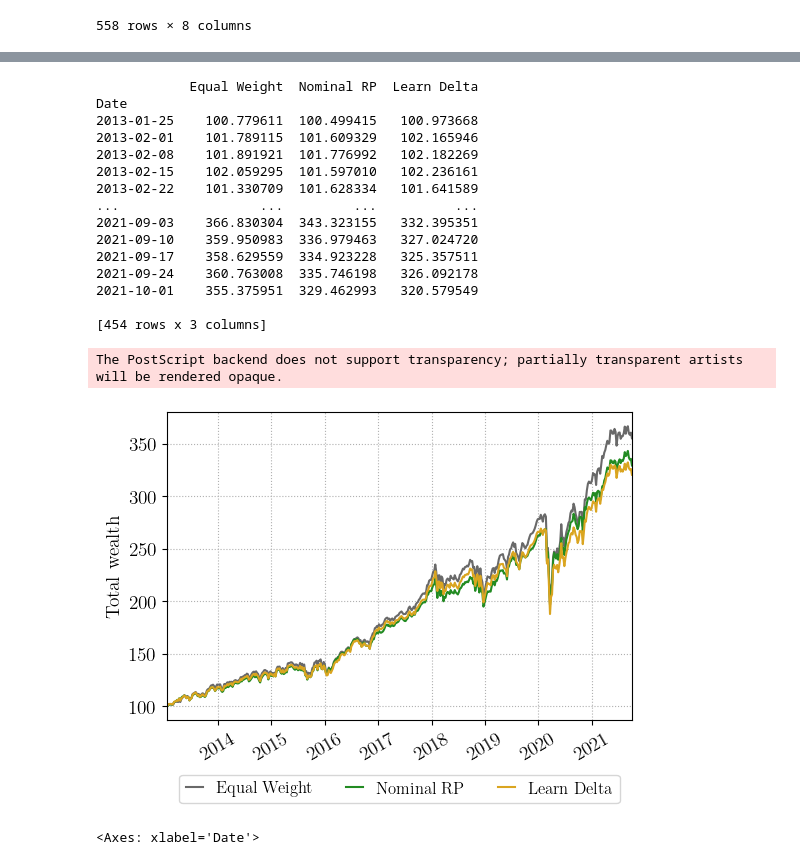
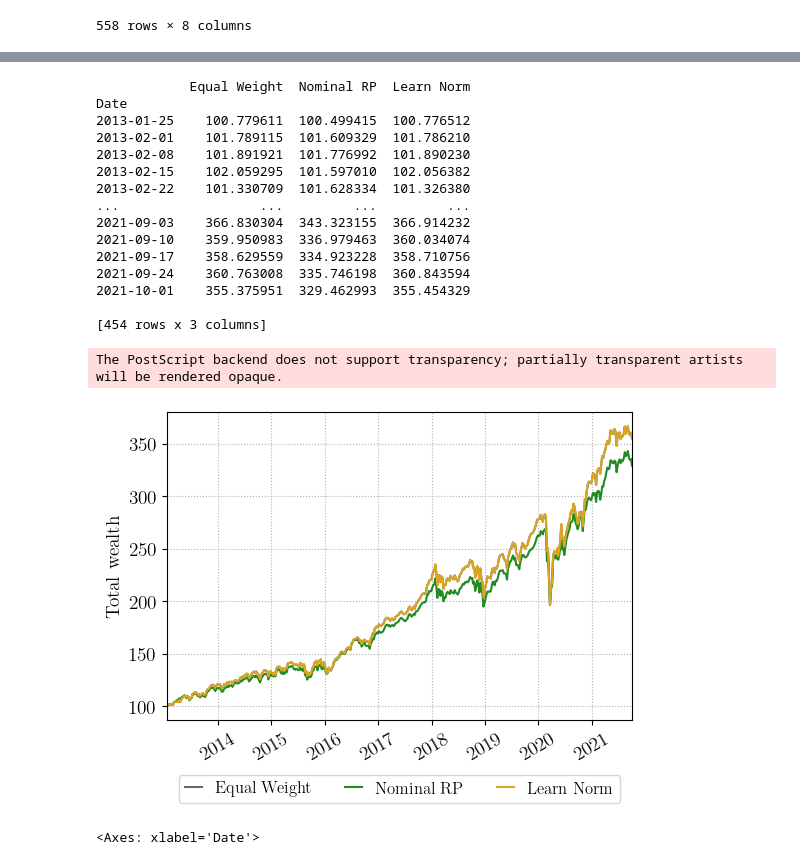
Before and after one commit to rafayk7/meta-portfolio-optimization, a Jupyter notebook: ActualWork/e2e/Tester.ipynb, the cells around one changed output, grey strips where cells are left out. Saved outputs shown, nothing was run; the diff lists cells and outputs as text; code cells hidden in the pictures.

```diff
--- a/ActualWork/e2e/Tester.ipynb
+++ b/ActualWork/e2e/Tester.ipynb
@@ -1069,6 +1900,9 @@ with open(cache_path+'ew_net.pkl', 'rb') as inp:
 # %%
 # dr_net.portfolio
 #  'costa'
+ew_net = bm.equal_weight(n_x, n_y, n_obs)
+ew_net.net_roll_test(X, Y, n_roll=4)
+
 portfolio_list = [ew_net.portfolio, nom_drrpw.portfolio, rp_net.portfolio]
 portfolio_names = ['Equal Weight', 'DRRP-W', 'Nominal RP']
 portfolio_colors = ["dimgray", "forestgreen", "goldenrod", "dodgerblue", "salmon"]
@@ -1828,29 +2869,29 @@ def wealth_plot(portfolio_list, names, colors, nplots=1, path=None):
 # %%
 # dr_net.portfolio
 #  'costa'
 portfolio_list = [ew_net.portfolio, rp_net.portfolio, drrpw.portfolio]
-portfolio_names = ['Equal Weight', 'Nominal RP', 'Learn Delta']
+portfolio_names = ['Equal Weight', 'Nominal RP', 'Learn Norm']
 portfolio_colors = ["dimgray", "forestgreen", "goldenrod", "dodgerblue", "salmon"]
 wealth_plot(portfolio_list, portfolio_names, portfolio_colors,
                 path=cache_path+"plots/wealth_drrpw_delta_new.pdf")
 # %% [output]
-            Equal Weight  Nominal RP  Learn Delta
+            Equal Weight  Nominal RP  Learn Norm
 Date
-2013-01-25    100.779611  100.499415   100.973668
-2013-02-01    101.789115  101.609329   102.165946
-2013-02-08    101.891921  101.776992   102.182269
-2013-02-15    102.059295  101.597010   102.236161
-2013-02-22    101.330709  101.628334   101.641589
-...                  ...         ...          ...
-2021-09-03    366.830304  343.323155   332.395351
-2021-09-10    359.950983  336.979463   327.024720
-2021-09-17    358.629559  334.923228   325.357511
-2021-09-24    360.763008  335.746198   326.092178
-2021-10-01    355.375951  329.462993   320.579549
+2013-01-25    100.779611  100.499415  100.776512
+2013-02-01    101.789115  101.609329  101.786210
+2013-02-08    101.891921  101.776992  101.890230
+2013-02-15    102.059295  101.597010  102.056382
+2013-02-22    101.330709  101.628334  101.326380
+...                  ...         ...         ...
+2021-09-03    366.830304  343.323155  366.914232
+2021-09-10    359.950983  336.979463  360.034074
+2021-09-17    358.629559  334.923228  358.710756
+2021-09-24    360.763008  335.746198  360.843594
+2021-10-01    355.375951  329.462993  355.454329
 
 [454 rows x 3 columns]
 The PostScript backend does not support transparency; partially transparent artists will be rendered opaque.
-[figure, old version]
+[figure, new version]
 # %%
 drrpw.portfolio.rets.tri.plot()
 # %% [output]
```
Also changed, not shown: parts of 21 cells of this notebook, 24 other files.
